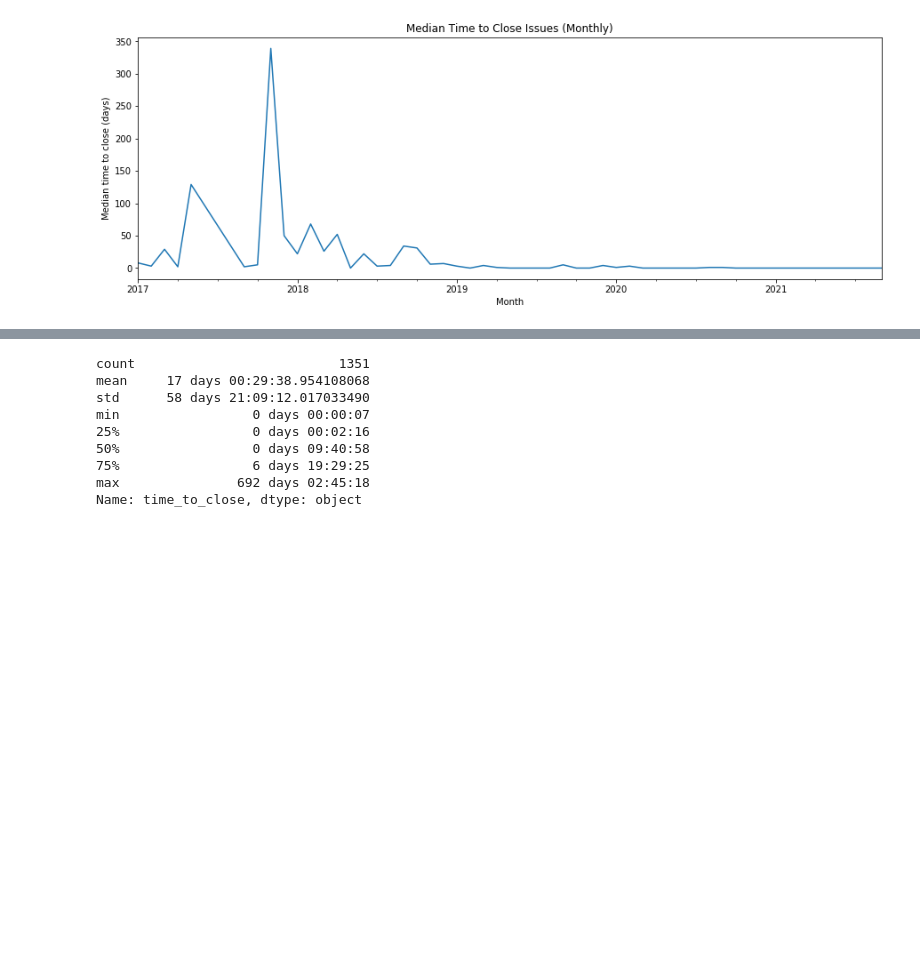
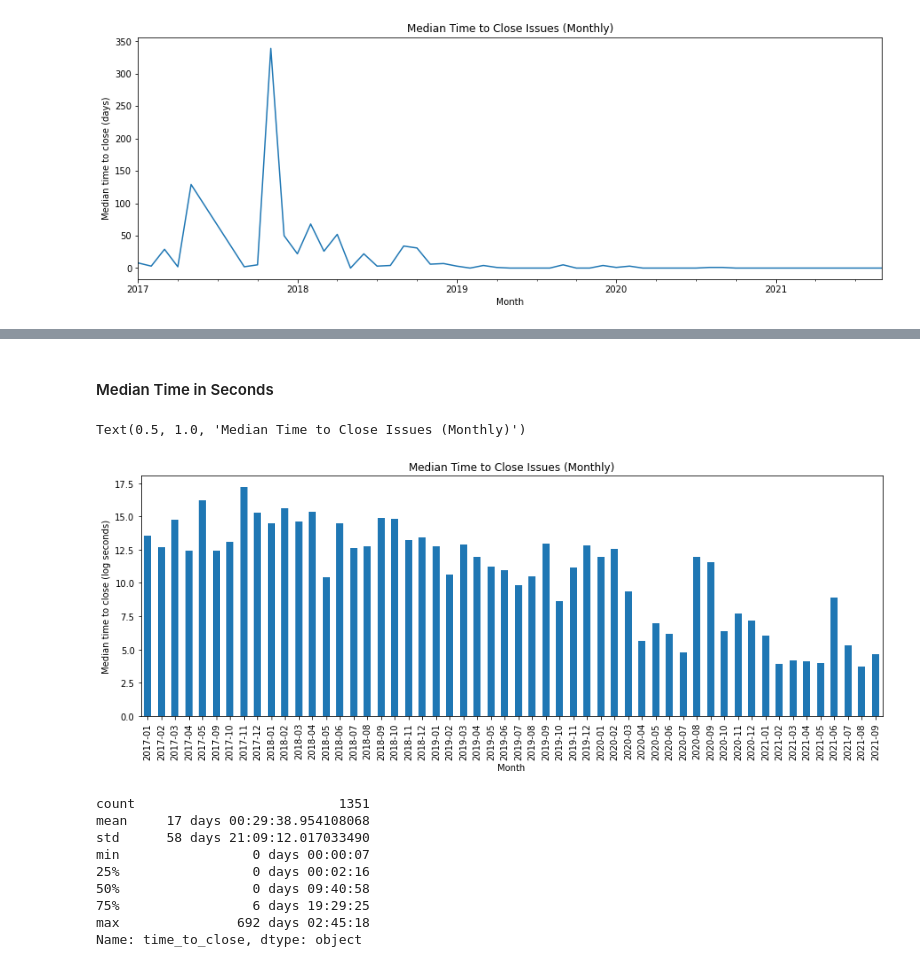
Before and after one commit to oss-aspen/Rappel, a Jupyter notebook: notebooks/performance/issues_performance.ipynb, the cells around one changed output, grey strips where cells are left out. Saved outputs shown, nothing was run; the diff lists cells and outputs as text; code cells hidden in the pictures; blank space fills up the shorter version.

```diff
--- a/notebooks/performance/issues_performance.ipynb
+++ b/notebooks/performance/issues_performance.ipynb
@@ -184,3 +241,14 @@ Text(0.5, 1.0, 'Median Time to Close Issues (Monthly)')
+# %% [markdown]
+#### Median Time in Seconds
+# %%
+# Plot the normalized log values
+df_issues_closed_monthly_seconds_norm.plot.bar()
+plt.xlabel("Month")
+plt.ylabel("Median time to close (log seconds)")
+plt.title("Median Time to Close Issues (Monthly)")
+# %% [output]
+Text(0.5, 1.0, 'Median Time to Close Issues (Monthly)')
+[figure, added]
 # %%
 df_issues_focus['time_to_close'].describe()
 # %% [output]
```
Also changed, not shown: parts of 50 cells of this notebook.
